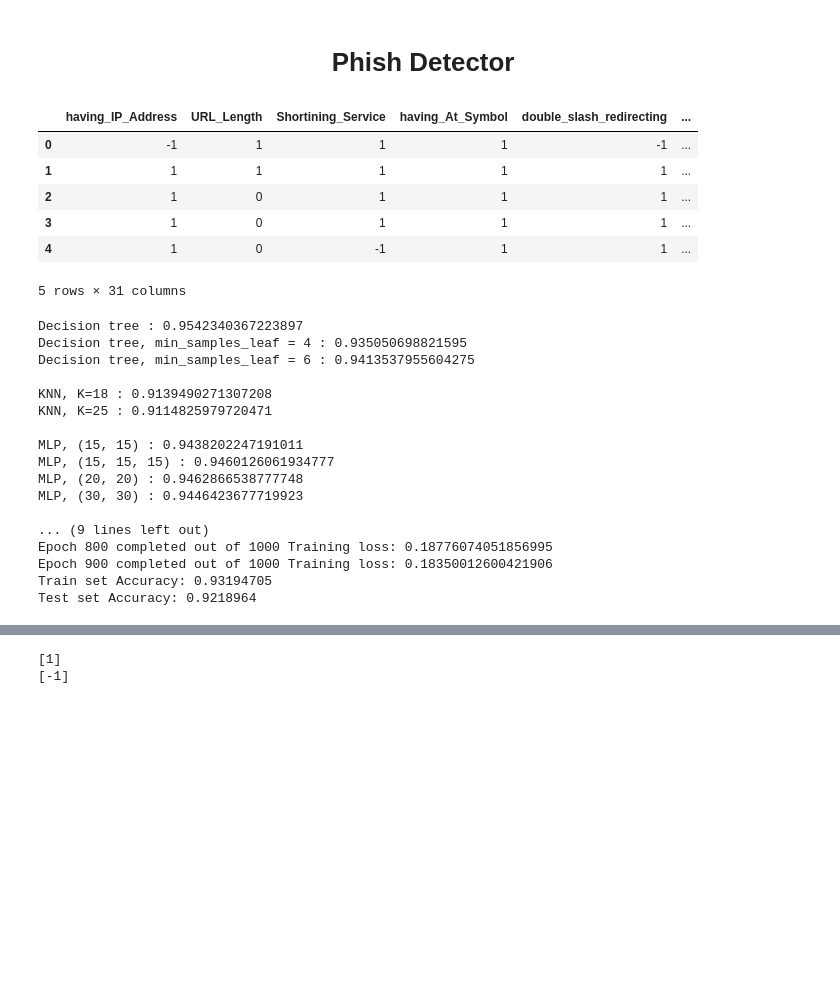
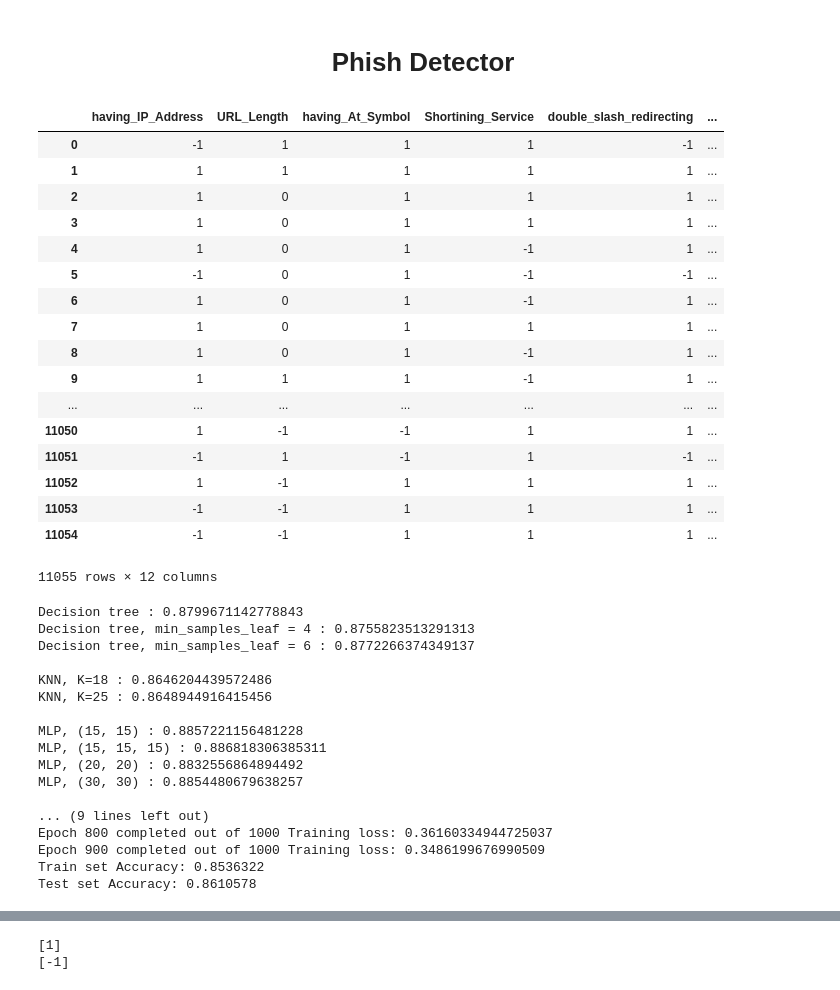
Before and after one commit to yjkellyjoo/phishing_web_ml, a Jupyter notebook: informationsecurity.ipynb, the cells around one changed output, grey strips where cells are left out. Cells and saved outputs as stored; diff of their text form; code cells hidden in the pictures; blank space fills up the shorter version.

```diff
--- a/informationsecurity.ipynb
+++ b/informationsecurity.ipynb
@@ -38,16 +39,29 @@ data = data.astype(str)
 r = {"b'1'": '1', "b'-1'": '-1', "b'0'": '0'}
 data = data.replace(r)
 data = data.astype(int)
+# %%
+data = data[['having_IP_Address','URL_Length','having_At_Symbol','Shortining_Service','double_slash_redirecting','Prefix_Suffix','having_Sub_Domain','HTTPS_token','URL_of_Anchor','age_of_domain','Page_Rank','Result']]
 # %%
-data.head()
+data
 # %% [output]
-|  | having_IP_Address | URL_Length | Shortining_Service | having_At_Symbol | double_slash_redirecting | ... |
+|  | having_IP_Address | URL_Length | having_At_Symbol | Shortining_Service | double_slash_redirecting | ... |
 | 0 | -1 | 1 | 1 | 1 | -1 | ... |
 | 1 | 1 | 1 | 1 | 1 | 1 | ... |
 | 2 | 1 | 0 | 1 | 1 | 1 | ... |
 | 3 | 1 | 0 | 1 | 1 | 1 | ... |
-| 4 | 1 | 0 | -1 | 1 | 1 | ... |
+| 4 | 1 | 0 | 1 | -1 | 1 | ... |
+| 5 | -1 | 0 | 1 | -1 | -1 | ... |
+| 6 | 1 | 0 | 1 | -1 | 1 | ... |
+| 7 | 1 | 0 | 1 | 1 | 1 | ... |
+| 8 | 1 | 0 | 1 | -1 | 1 | ... |
+| 9 | 1 | 1 | 1 | -1 | 1 | ... |
+| ... | ... | ... | ... | ... | ... | ... |
+| 11050 | 1 | -1 | -1 | 1 | 1 | ... |
+| 11051 | -1 | 1 | -1 | 1 | -1 | ... |
+| 11052 | 1 | -1 | 1 | 1 | 1 | ... |
+| 11053 | -1 | -1 | 1 | 1 | 1 | ... |
+| 11054 | -1 | -1 | 1 | 1 | 1 | ... |
-5 rows × 31 columns
+11055 rows × 12 columns
 # %%
 X = data.iloc[:,:-1] # features
 y = data.iloc[:,-1]  # class
@@ -116,10 +134,10 @@ print()
 onehoty_train = pd.get_dummies(y_train, prefix='Result', columns=['Result'])
 onehoty_test = pd.get_dummies(y_test, prefix='Result', columns=['Result'])
 
-n_nodes_input = 30 # number of input features
-n_nodes_hl = 30     # number of units in a hidden layer
+n_nodes_input = 11 # number of input features
+n_nodes_hl = 11     # number of units in a hidden layer
 n_classes = 2       # classes
-a = tf.placeholder('float', [None, 30])
+a = tf.placeholder('float', [None, 11])
 b = tf.placeholder('float')
 
 def neural_network_model(data):
@@ -156,20 +174,20 @@ def train_neural_network(a):
 
 train_neural_network(a)
 # %% [output]
-Decision tree : 0.9542340367223897
-Decision tree, min_samples_leaf = 4 : 0.935050698821595
-Decision tree, min_samples_leaf = 6 : 0.9413537955604275
+Decision tree : 0.8799671142778843
+Decision tree, min_samples_leaf = 4 : 0.8755823513291313
+Decision tree, min_samples_leaf = 6 : 0.8772266374349137
 
-KNN, K=18 : 0.9139490271307208
-KNN, K=25 : 0.9114825979720471
+KNN, K=18 : 0.8646204439572486
+KNN, K=25 : 0.8648944916415456
 
-MLP, (15, 15) : 0.9438202247191011
-MLP, (15, 15, 15) : 0.9460126061934777
-MLP, (20, 20) : 0.9462866538777748
-MLP, (30, 30) : 0.9446423677719923
+MLP, (15, 15) : 0.8857221156481228
+MLP, (15, 15, 15) : 0.886818306385311
+MLP, (20, 20) : 0.8832556864894492
+MLP, (30, 30) : 0.8854480679638257
 
 ... (9 lines left out)
-Epoch 800 completed out of 1000 Training loss: 0.18776074051856995
-Epoch 900 completed out of 1000 Training loss: 0.18350012600421906
-Train set Accuracy: 0.93194705
-Test set Accuracy: 0.9218964
+Epoch 800 completed out of 1000 Training loss: 0.36160334944725037
+Epoch 900 completed out of 1000 Training loss: 0.3486199676990509
+Train set Accuracy: 0.8536322
+Test set Accuracy: 0.8610578
```
Also changed, not shown: parts of 8 cells of this notebook, 1 other file.
